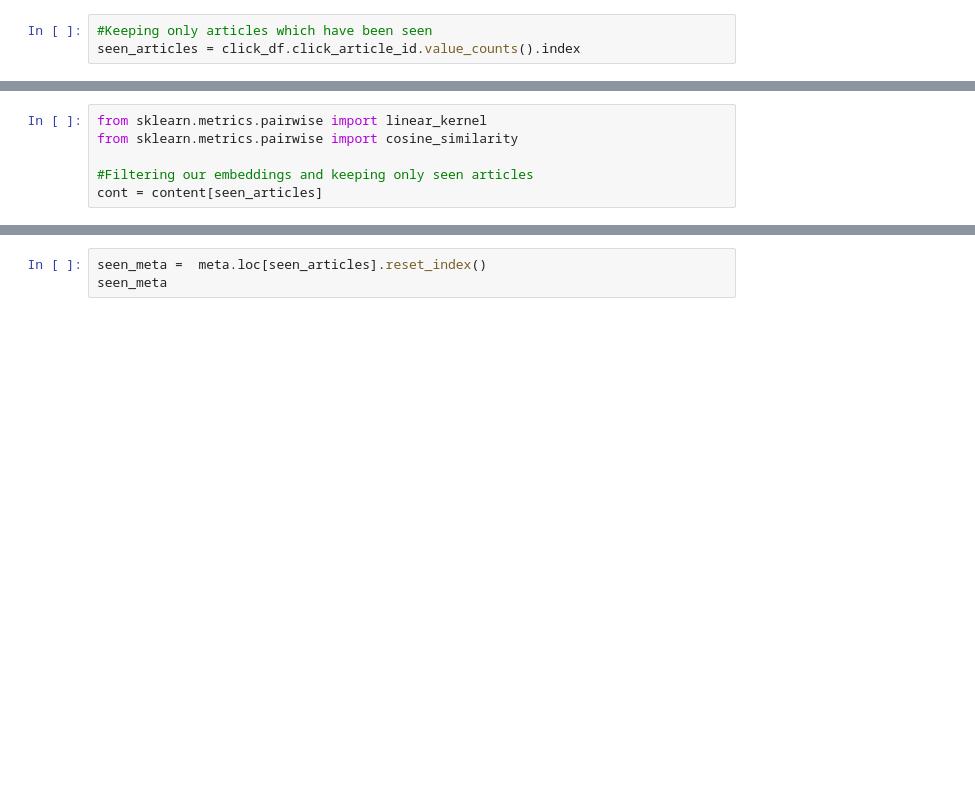
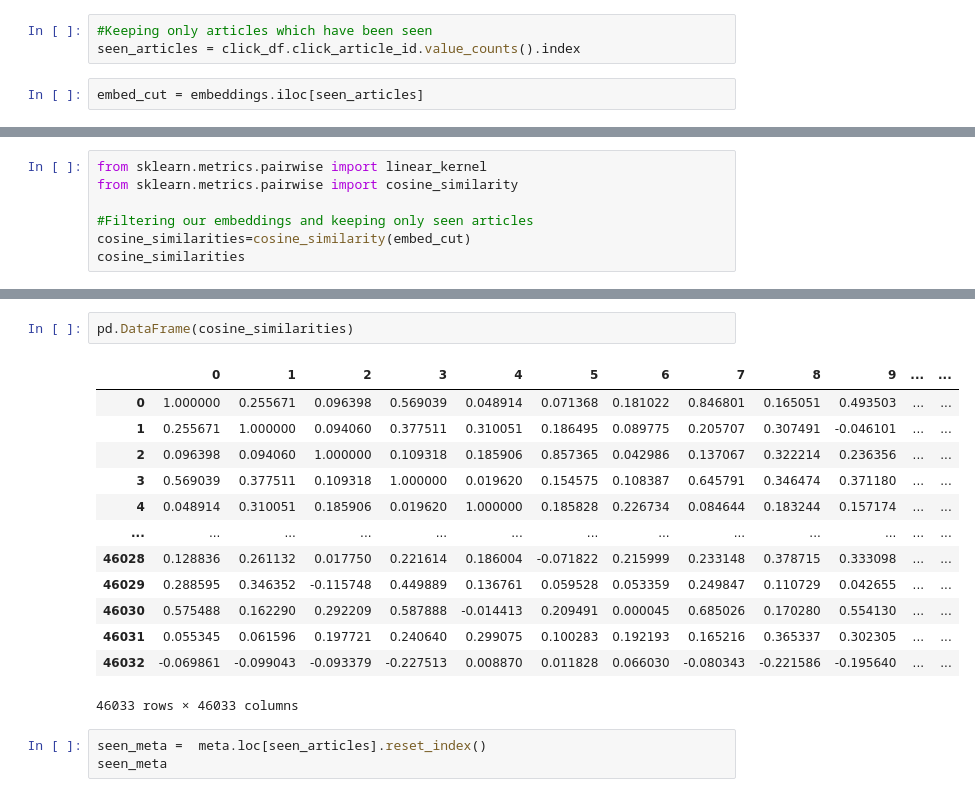
Before and after one commit to octave-ati/Designing-a-Recommendation-Model, a Jupyter notebook: P9_01_Notebook.ipynb, the cells around one changed output, grey strips where cells are left out. Saved outputs shown, nothing was run; the diff lists cells and outputs as text; blank space fills up the shorter version.

```diff
--- a/P9_01_Notebook.ipynb
+++ b/P9_01_Notebook.ipynb
@@ -792,3 +792,5 @@ We decide to calculate it **only for articles that have already been seen by use
 # %%
 #Keeping only articles which have been seen
 seen_articles = click_df.click_article_id.value_counts().index
+# %%
+embed_cut = embeddings.iloc[seen_articles]
@@ -797,4 +818,5 @@ from sklearn.metrics.pairwise import linear_kernel
 from sklearn.metrics.pairwise import cosine_similarity
 
 #Filtering our embeddings and keeping only seen articles
-cont = content[seen_articles]
+cosine_similarities=cosine_similarity(embed_cut)
+cosine_similarities
@@ -801,3 +837,19 @@ cont = content[seen_articles]
+# %%
+pd.DataFrame(cosine_similarities)
+# %% [output]
+|  | 0 | 1 | 2 | 3 | 4 | 5 | 6 | 7 | 8 | 9 | ... | ... |
+| 0 | 1.000000 | 0.255671 | 0.096398 | 0.569039 | 0.048914 | 0.071368 | 0.181022 | 0.846801 | 0.165051 | 0.493503 | ... | ... |
+| 1 | 0.255671 | 1.000000 | 0.094060 | 0.377511 | 0.310051 | 0.186495 | 0.089775 | 0.205707 | 0.307491 | -0.046101 | ... | ... |
+| 2 | 0.096398 | 0.094060 | 1.000000 | 0.109318 | 0.185906 | 0.857365 | 0.042986 | 0.137067 | 0.322214 | 0.236356 | ... | ... |
+| 3 | 0.569039 | 0.377511 | 0.109318 | 1.000000 | 0.019620 | 0.154575 | 0.108387 | 0.645791 | 0.346474 | 0.371180 | ... | ... |
+| 4 | 0.048914 | 0.310051 | 0.185906 | 0.019620 | 1.000000 | 0.185828 | 0.226734 | 0.084644 | 0.183244 | 0.157174 | ... | ... |
+| ... | ... | ... | ... | ... | ... | ... | ... | ... | ... | ... | ... | ... |
+| 46028 | 0.128836 | 0.261132 | 0.017750 | 0.221614 | 0.186004 | -0.071822 | 0.215999 | 0.233148 | 0.378715 | 0.333098 | ... | ... |
+| 46029 | 0.288595 | 0.346352 | -0.115748 | 0.449889 | 0.136761 | 0.059528 | 0.053359 | 0.249847 | 0.110729 | 0.042655 | ... | ... |
+| 46030 | 0.575488 | 0.162290 | 0.292209 | 0.587888 | -0.014413 | 0.209491 | 0.000045 | 0.685026 | 0.170280 | 0.554130 | ... | ... |
+| 46031 | 0.055345 | 0.061596 | 0.197721 | 0.240640 | 0.299075 | 0.100283 | 0.192193 | 0.165216 | 0.365337 | 0.302305 | ... | ... |
+| 46032 | -0.069861 | -0.099043 | -0.093379 | -0.227513 | 0.008870 | 0.011828 | 0.066030 | -0.080343 | -0.221586 | -0.195640 | ... | ... |
+46033 rows × 46033 columns
 # %%
 seen_meta =  meta.loc[seen_articles].reset_index()
 seen_meta
```
Also changed, not shown: parts of 63 cells of this notebook, 1 other file.
